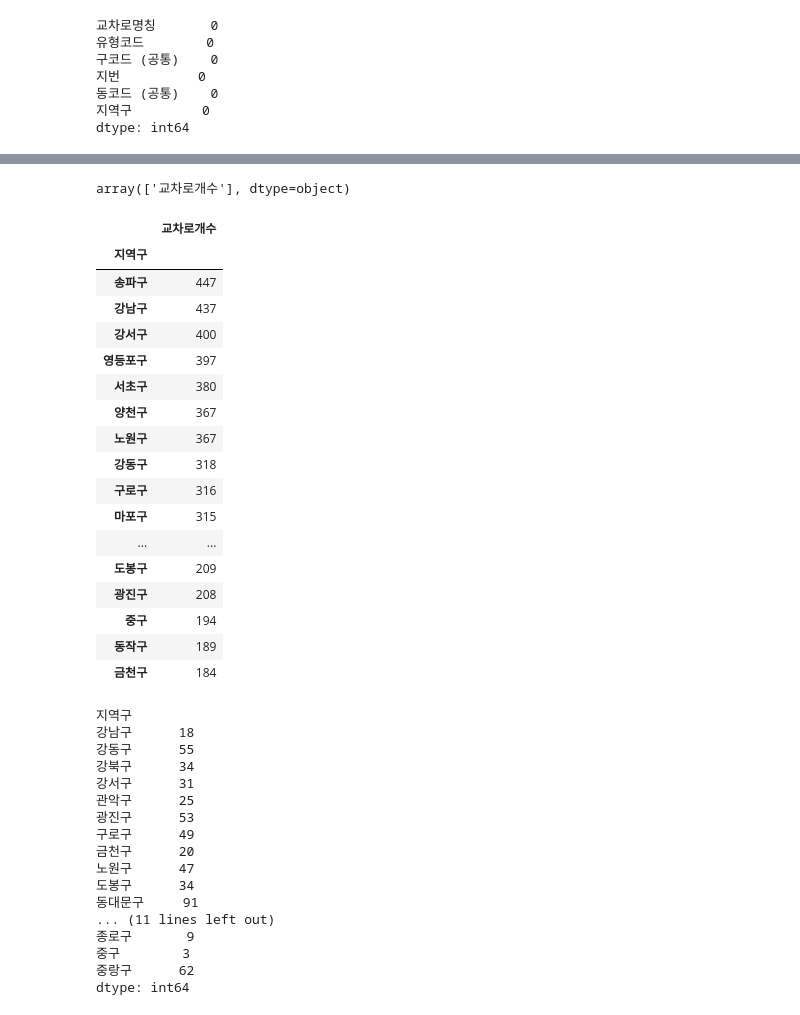
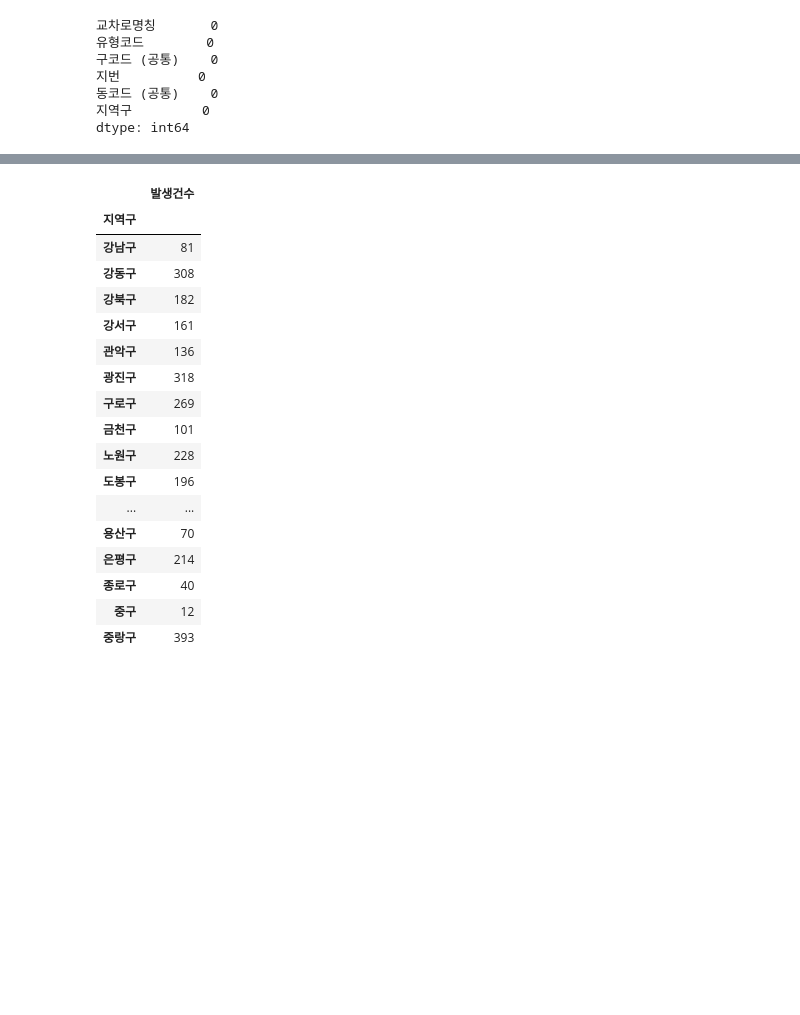
Before and after one commit to LeeHwayeon/bicycle-analysis, a Jupyter notebook: 혜현/교차로.ipynb, the cells around one changed output, grey strips where cells are left out. Cells and saved outputs as stored; diff of their text form; code cells hidden in the pictures; blank space fills up the shorter version.

```diff
--- a/혜현/교차로.ipynb
+++ b/혜현/교차로.ipynb
@@ -214,58 +184,32 @@ crossing_gu_sort
-# %%
-crossing_gu_sort.columns = ['교차로개수']
-crossing_gu_sort.columns.values
-# %% [output]
-array(['교차로개수'], dtype=object)
-# %%
-crossing_gu_sort =crossing_gu_sort.sort_values(["교차로개수"], ascending=[False])
-crossing_gu_sort
-# %% [output]
-|  | 교차로개수 |
-| 지역구 |  |
-| 송파구 | 447 |
-| 강남구 | 437 |
-| 강서구 | 400 |
-| 영등포구 | 397 |
-| 서초구 | 380 |
-| 양천구 | 367 |
-| 노원구 | 367 |
-| 강동구 | 318 |
-| 구로구 | 316 |
-| 마포구 | 315 |
-| ... | ... |
-| 도봉구 | 209 |
-| 광진구 | 208 |
-| 중구 | 194 |
-| 동작구 | 189 |
-| 금천구 | 184 |
 # %%
 accident = pd.read_csv('data/자전거사고다발지역정보.csv', encoding = 'CP949')
 accident_seoul = accident.loc[accident['시도시군구명'].str.contains('서울특별시')]
 accident_seoul=accident_seoul.dropna(subset=['위도'])
 accident_seoul=accident_seoul.dropna(subset=['경도'])
 accident_seoul['지역구']=accident['지점명'].str.split(" ").str[1]
 accident_seoul=accident_seoul.drop(['다발지역폴리곤'], axis='columns')
 
-accident_seoul_gu = accident_seoul.groupby('지역구').size()
+accident_seoul_gu = accident_seoul.groupby(['지역구'])[['발생건수']].agg('sum')
 accident_seoul_gu
 # %% [output]
-지역구
-강남구      18
-강동구      55
-강북구      34
-강서구      31
-관악구      25
-광진구      53
-구로구      49
-금천구      20
-노원구      47
-도봉구      34
-동대문구     91
-... (11 lines left out)
-종로구       9
-중구        3
-중랑구      62
-dtype: int64
+|  | 발생건수 |
+| 지역구 |  |
+| 강남구 | 81 |
+| 강동구 | 308 |
+| 강북구 | 182 |
+| 강서구 | 161 |
+| 관악구 | 136 |
+| 광진구 | 318 |
+| 구로구 | 269 |
+| 금천구 | 101 |
+| 노원구 | 228 |
+| 도봉구 | 196 |
+| ... | ... |
+| 용산구 | 70 |
+| 은평구 | 214 |
+| 종로구 | 40 |
+| 중구 | 12 |
+| 중랑구 | 393 |
 # %%
 ax = crossing_gu.plot(kind='bar', figsize=(18, 5), rot=0, title="지역구 교차로 개수별 사고현황")
 for p in ax.patches:
```
Also changed, not shown: parts of 16 cells of this notebook, 1 other file.
